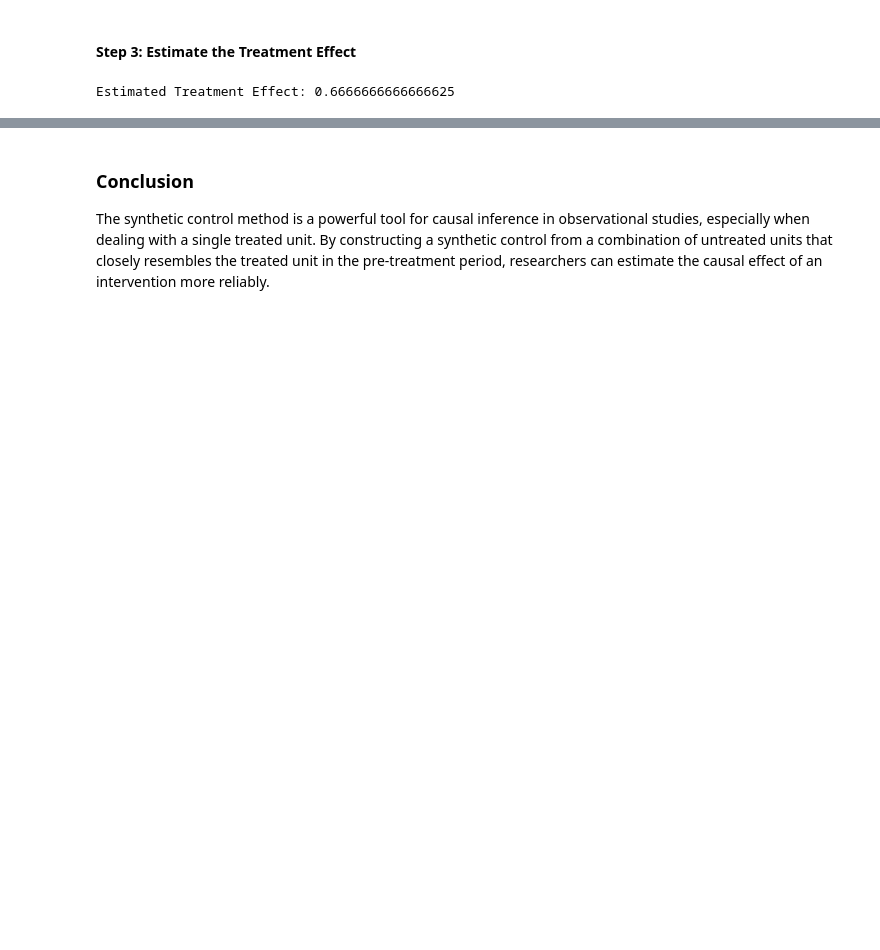
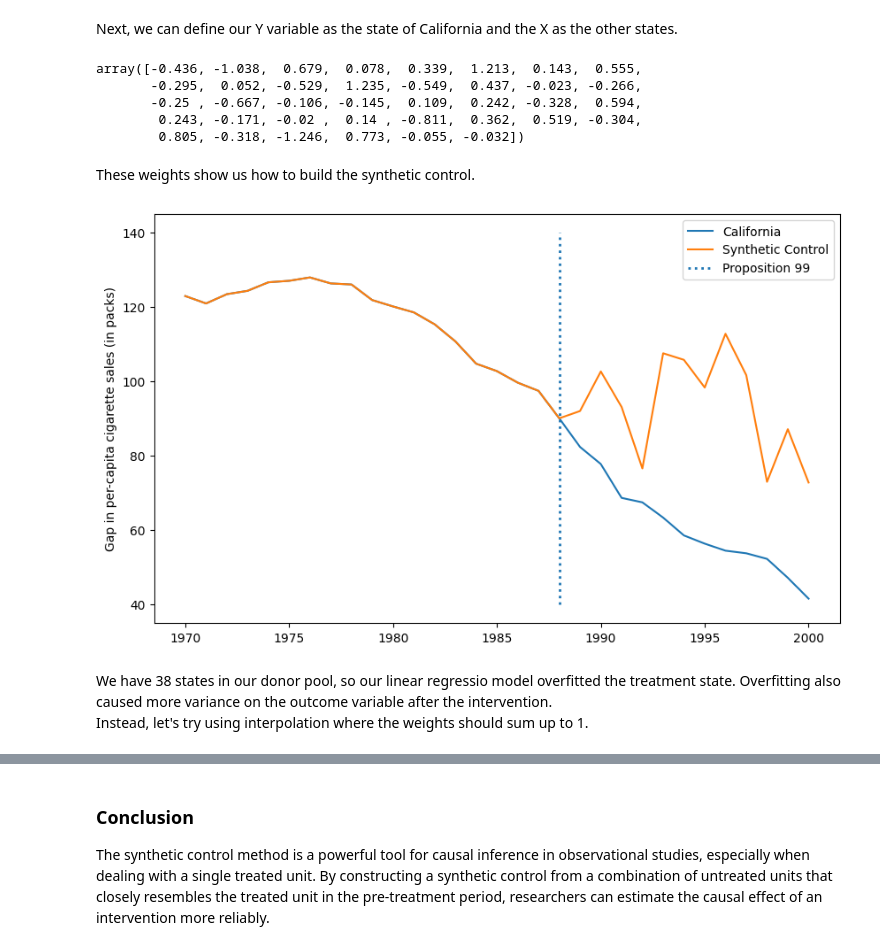
Before and after one commit to chaix026/Causal-Inference, a Jupyter notebook: Synthetic Control.ipynb, the cells around one changed output, grey strips where cells are left out. Cells and saved outputs as stored; diff of their text form; code cells hidden in the pictures; blank space fills up the shorter version.

```diff
--- a/Synthetic Control.ipynb
+++ b/Synthetic Control.ipynb
@@ -36,0 +85,8 @@ We need to find weights for the control units that minimize the difference betwe
+# %%
+features = ["cigsale", "retprice"]
+
+inverted = (cigar.query("~after_treatment") # filter pre-intervention period
+            .pivot(index='state', columns="year")[features] # make one column per year and one row per state
+            .T) # flip the table to have one column per state
+
+inverted.head()
@@ -37,27 +102,38 @@ We need to find weights for the control units that minimize the difference betwe
+# %% [markdown]
+Next, we can define our Y variable as the state of California and the X as the other states.
+# %%
+y = inverted[3].values # state of california
+X = inverted.drop(columns=3).values  # other states
 # %%
 from sklearn.linear_model import LinearRegression
 
-# Pre-treatment outcomes for controls
-X_pre = controls[['pre_1', 'pre_2', 'pre_3']].values
-# Pre-treatment outcomes for treated unit
-y_pre = treated[['pre_1', 'pre_2', 'pre_3']].values.flatten()
-
 # Fit regression model to find weights
 model = LinearRegression(fit_intercept=False)
-model.fit(X_pre.T, y_pre)
-weights = model.coef_
-
-# Create synthetic control
-synthetic_control = np.dot(weights, X_pre)
+model.fit(X, y)
+weights_lr = model.coef_
+weights_lr.round(3)
+# %% [output]
+array([-0.436, -1.038,  0.679,  0.078,  0.339,  1.213,  0.143,  0.555,
+       -0.295,  0.052, -0.529,  1.235, -0.549,  0.437, -0.023, -0.266,
+       -0.25 , -0.667, -0.106, -0.145,  0.109,  0.242, -0.328,  0.594,
+        0.243, -0.171, -0.02 ,  0.14 , -0.811,  0.362,  0.519, -0.304,
+        0.805, -0.318, -1.246,  0.773, -0.055, -0.032])
-# %% [markdown]
-#### Step 3: Estimate the Treatment Effect
-# %%
-# Post-treatment outcomes
-post_treated = treated['post'].values[0]
-post_synthetic = np.dot(weights, controls['post'].values)
-
-# Estimate treatment effect
-treatment_effect = post_treated - post_synthetic
-print("Estimated Treatment Effect:", treatment_effect)
-# %% [output]
-Estimated Treatment Effect: 0.6666666666666625
+# %% [markdown]
+These weights show us how to build the synthetic control.
+# %%
+# Create synthetic control
+calif_synth_lr = (cigar.query("~california")
+                  .pivot(index='year', columns="state")["cigsale"]
+                  .values.dot(weights_lr))
+# %%
+plt.figure(figsize=(10,6))
+plt.plot(cigar.query("california")["year"], cigar.query("california")["cigsale"], label="California")
+plt.plot(cigar.query("california")["year"], calif_synth_lr, label="Synthetic Control")
+plt.vlines(x=1988, ymin=40, ymax=140, linestyle=":", lw=2, label="Proposition 99")
+plt.ylabel("Gap in per-capita cigarette sales (in packs)")
+plt.legend();
+# %% [output]
+[figure, added]
+# %% [markdown]
+We have 38 states in our donor pool, so our linear regressio model overfitted the treatment state. Overfitting also caused more variance on the outcome variable after the intervention.
+Instead, let's try using interpolation where the weights should sum up to 1.
```
Also changed, not shown: parts of 28 cells of this notebook, 1 other file.
